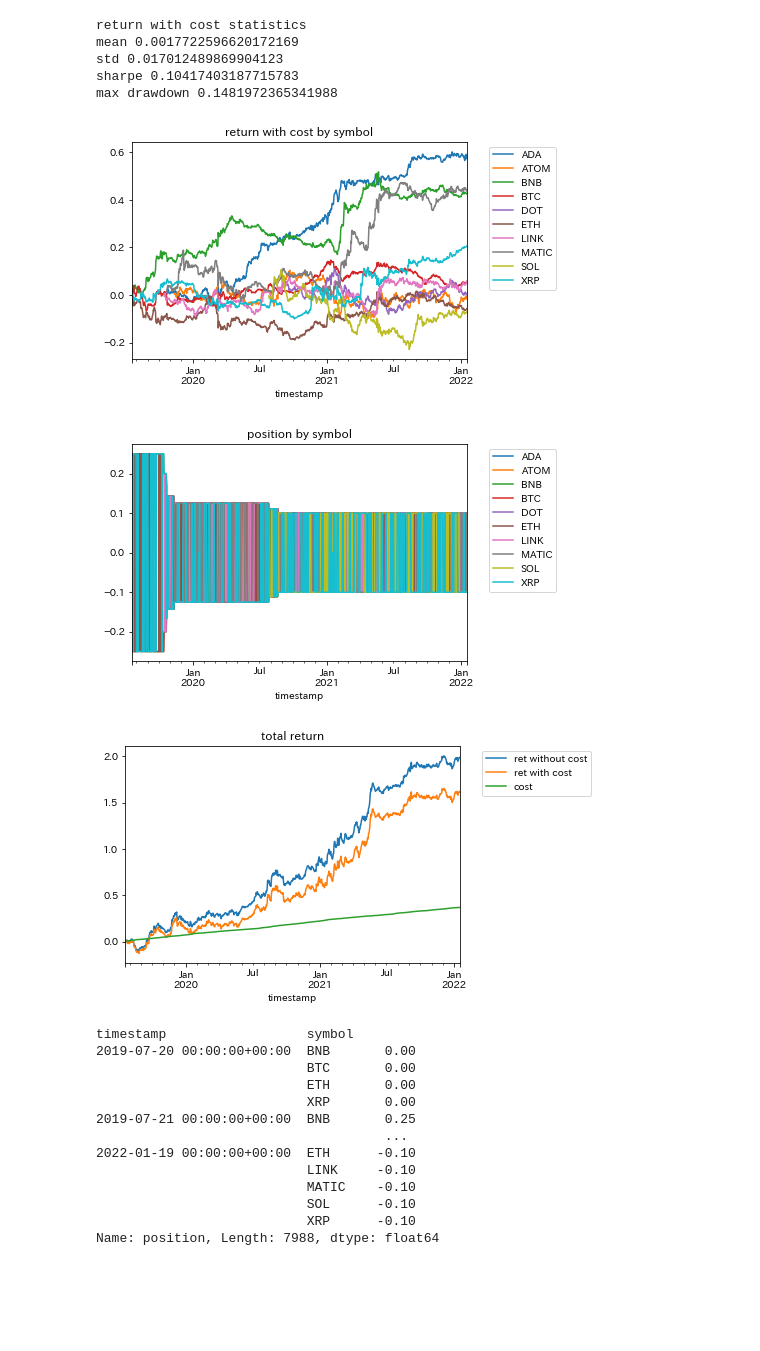
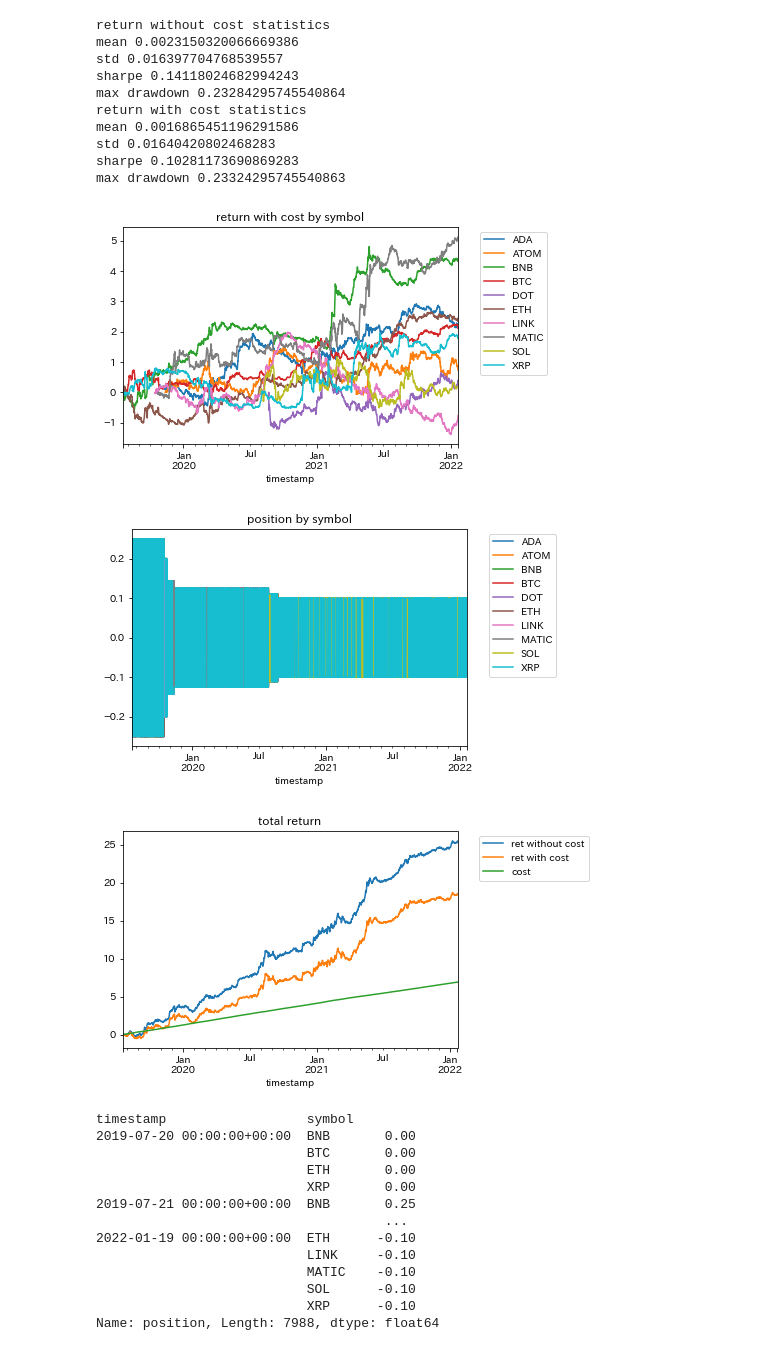
Before and after one commit to alphasea-dapp/alphasea-example-model, a Jupyter notebook: notebooks/example_model_rank.ipynb, the cells around one changed output. Drawn from its saved outputs; the diff is of its cells as text; code cells hidden in the pictures; blank space fills up the shorter version.

Commit message:
update example_model_rank

```diff
--- a/notebooks/example_model_rank.ipynb
+++ b/notebooks/example_model_rank.ipynb
@@ -28,7 +28,7 @@ cloudpickle.register_pickle_by_value(src) # for model portability
 # %%
 # symbols = 'BTC,ETH'.split(',')
 symbols = os.getenv('ALPHASEA_SYMBOLS').split(',') # 売買代金が多く、古いもの
-df = fetch_daily_ohlcv(symbols=symbols, with_target=True)
+df = fetch_ohlcv(symbols=symbols, with_target=True)
 df.to_pickle('/tmp/df.pkl')
 display(df)
 # %% [output]
@@ -50,11 +50,13 @@ display(df)
 class ExampleModelRank:
     def __init__(self):
         self._model = Ridge(fit_intercept=False, alpha=1e5)
+        self.max_data_sec = 7 * 24 * 60 * 60 # for predict script
 
     def fit(self, df):
         df = self._calc_features(df)
         features = get_feature_columns(df)
         df['ret_rank'] = unbiased_rank(df.groupby('timestamp')['ret']) - 0.5
+        df = df.dropna()
         return self._model.fit(df[features], df['ret_rank'])
 
     def predict(self, df):
@@ -68,9 +70,9 @@ class ExampleModelRank:
     def _calc_features(self, df):
         df = df.copy()
 
-        for i in [1, 2, 4]:
+        for i in [2, 4, 8, 24, 48, 72]:
             df['feature_momentum_{}'.format(i)] = (df['cl'] / df.groupby('symbol')['cl'].shift(i) - 1).fillna(0)
-        for i in [3, 5, 7, 9]:
+        for i in [2, 4, 8, 24, 48, 72]:
             df['feature_rsi_{}'.format(i)] = df.groupby('symbol')['cl'].transform(lambda x: talib.RSI(x, timeperiod=i).fillna(50))
 
         for col in get_feature_columns(df):
@@ -79,29 +81,33 @@ class ExampleModelRank:
         return df
 # %%
 df = pd.read_pickle('/tmp/df.pkl')
-df = df.dropna()
 
 model = ExampleModelRank()
 
 # cv
 calc_position_cv(model, df)
-visualize_result(df)
+visualize_result(df.dropna())
 
-# save model as portable format
+# fit and save model as portable format
 model.fit(df)
 data = cloudpickle.dumps(model)
 data = lzma.compress(data)
 with open('/home/jovyan/data/example_model_rank.xz', 'wb') as f:
     f.write(data)
 # %% [output]
+return without cost statistics
+mean 0.0023150320066669386
+std 0.016397704768539557
+sharpe 0.14118024682994243
+max drawdown 0.23284295745540864
 return with cost statistics
-mean 0.0017722596620172169
-std 0.017012489869904123
-sharpe 0.10417403187715783
-max drawdown 0.1481972365341988
+mean 0.0016865451196291586
+std 0.01640420802468283
+sharpe 0.10281173690869283
+max drawdown 0.23324295745540863
-[figure, old version]
+[figure, new version]
-[figure, old version]
+[figure, new version]
-[figure, old version]
+[figure, new version]
 # %%
 # model validation (Just run this cell in the new kernel to make sure you saved it in a portable format.)
 
```
Also changed, not shown: parts of 3 cells of this notebook, 1 other file.
